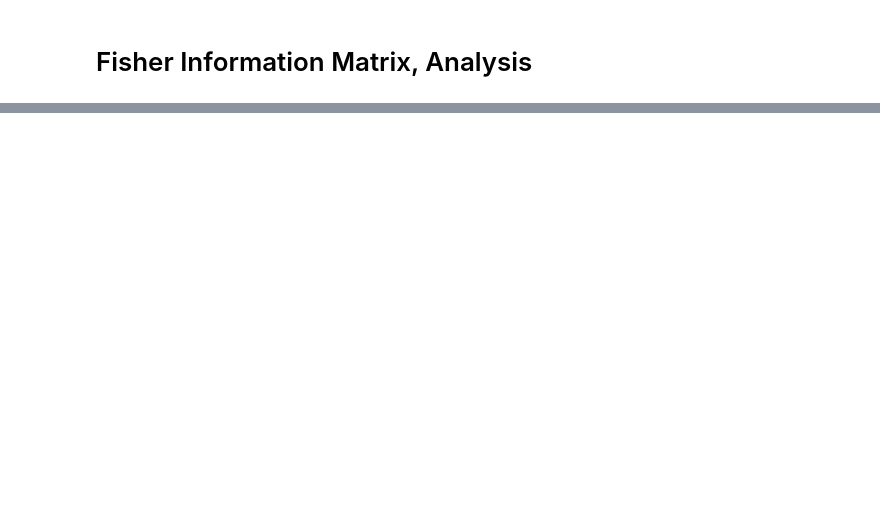
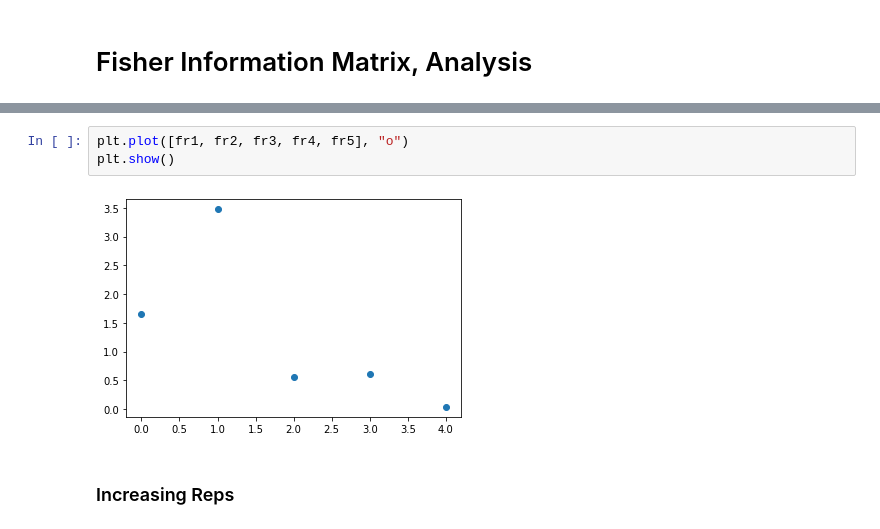
Before and after one commit to KristianWold/Thesis, a Jupyter notebook: notebooks/analysis/Fisher Information Matrix.ipynb, the cells around one changed output, grey strips where cells are left out. Cells and saved outputs as stored; diff of their text form; blank space fills up the shorter version.

```diff
--- a/notebooks/analysis/Fisher Information Matrix.ipynb
+++ b/notebooks/analysis/Fisher Information Matrix.ipynb
@@ -22,0 +98,7 @@ FileNotFoundError: [Errno 2] No such file or directory: '../../results/data/fim_
+# %%
+plt.plot([fr1, fr2, fr3, fr4, fr5], "o")
+plt.show()
+# %% [output]
+[figure, added]
+# %% [markdown]
+### Increasing Reps
```
Also changed, not shown: parts of 26 cells of this notebook, 23 other files.
